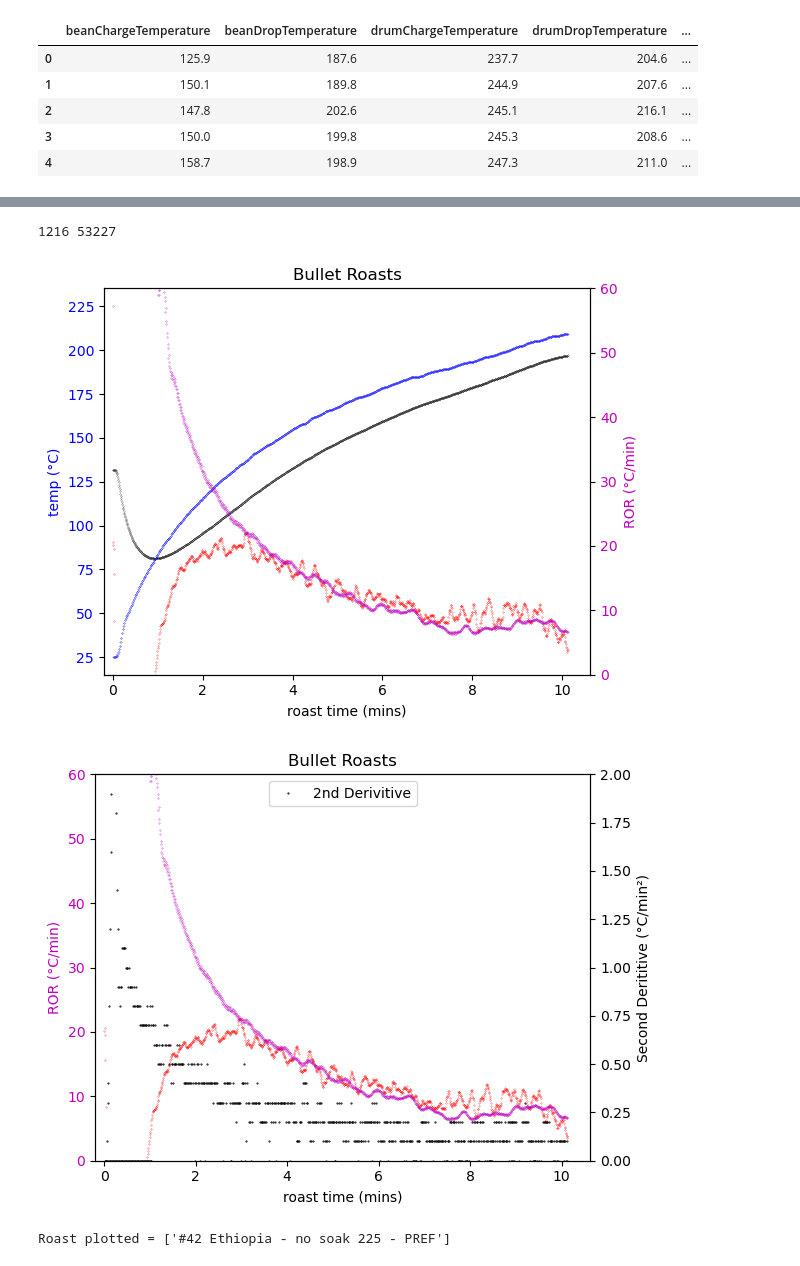
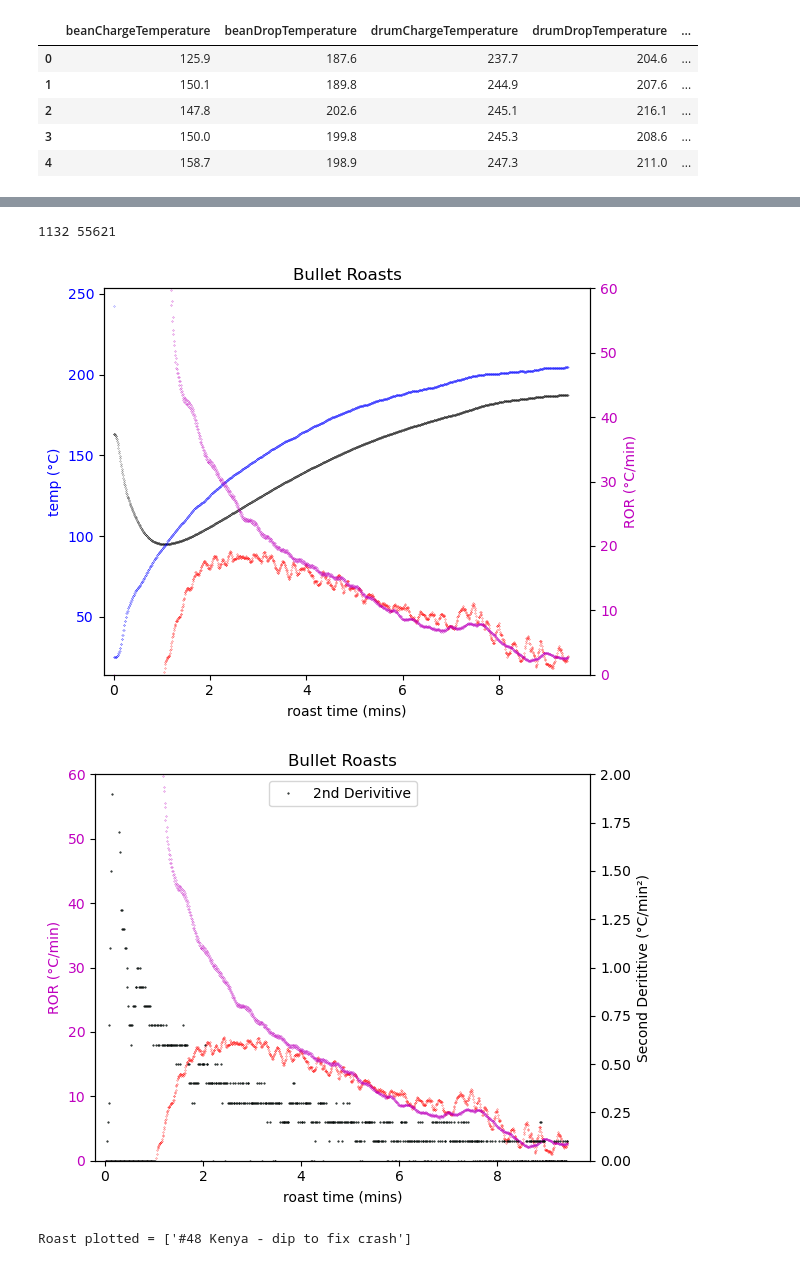
Before and after one commit to rockpyer/bullet_coffee_roasting, a Jupyter notebook: RoastingEval-MultiLoad2.ipynb, the cells around one changed output, grey strips where cells are left out. Cells and saved outputs as stored; diff of their text form; code cells hidden in the pictures.

```diff
--- a/RoastingEval-MultiLoad2.ipynb
+++ b/RoastingEval-MultiLoad2.ipynb
@@ -23,6 +23,8 @@ import matplotlib.pyplot as plt
 from matplotlib.cm import get_cmap
 import scipy.stats as stats
 pd.set_option('display.max_columns', 55)
+plt.style.use('seaborn-colorblind')
+
 
 # Load from roasTime repository on macOS
 home = os.path.expanduser('~')
@@ -42,7 +44,7 @@ df = df.reset_index()
 df = df.drop(columns = ['index'])
 
 # To filter out roasts of others that you have saved
-# enter specific userID (extracted from .json roast file, not sure where else)
+# enter specific userID (extracted from .json roast file, or in web address when viewing on RoastWorld)
 #choiceUserID = '73009f59-2d2e-4215-b6ff-961946ee0b80'
 #df = df[df.userId == choiceUserID]
 # simpler filter is using isFork as identifyer of roasts saved (not your roasts)
@@ -428,7 +441,7 @@ RT2 - no ibtsDerivitive and no uid. (Calculate derivitive for this before starin
 ########################################################
 
 # selecting specific roastName; many ways to select roasts here...
-roast_list = ['#42 Ethiopia - no soak 225 - PREF']
+roast_list = ['#48 Kenya - dip to fix crash']
 plot_df = curve_df[curve_df.roastName.isin(roast_list)]
 
 from cycler import cycler
@@ -466,37 +479,37 @@ plt.show()
 ############
 from cycler import cycler
 temp_list = ['beanTemperature','drumTemperature']
 derivative_list = ['beanDerivative','ibtsDerivative']
 
 fig, ax1 = plt.subplots()
 ax1.set_xlabel('roast time (mins)')
 ax1.set_ylabel('ROR (°C/min)', color='m')
 ax1.set_prop_cycle(cycler('color', ['r', 'm']) + cycler('lw', [1, 2]))
 ax1.tick_params(axis='y', labelcolor='m')
 ax1.set_title("Bullet Roasts")
 ax1.scatter((plot_df.indexTime/sampleRate)/60, plot_df['beanDerivative'], label='ROR', s=0.05)
 ax1.scatter((plot_df.indexTime/sampleRate)/60, plot_df['ibtsDerivative'], label='ROR', s=0.05)
 plt.ylim([0, 60])
 
 ax2 = ax1.twinx()  # initiate a second axes that shares the same x-axis
 marker_style = dict(marker = '.', linestyle='none', color='0.8', markersize=1,
                     mfc="C1", mec="k") #use linestyle='solid' once negative values removed and smoothed
 
 ax2.set_ylabel(f'Second Derititive (°C/min\N{SUPERSCRIPT TWO})', color='k')
 ax2.plot((plot_df.indexTime/sampleRate)/60, plot_df['ibts2ndDerivative'],
             label='2nd Derivitive', **marker_style)
 ax2.tick_params(axis='y', labelcolor='k')
 fig.tight_layout()  # otherwise the right y-label can be slightly clipped
 plt.ylim([0, 2])
 plt.xlim(left=-0.2)
 plt.legend(loc='upper center') # LATER display 4 labels, currently only ROR plots for 2 of 4 curves
 plt.show()
 print (f'Roast plotted = {roast_list}')
 # %% [output]
-1216 53227
+1132 55621
-[figure, old version]
+[figure, new version]
-[figure, old version]
+[figure, new version]
-Roast plotted = ['#42 Ethiopia - no soak 225 - PREF']
+Roast plotted = ['#48 Kenya - dip to fix crash']
 # %%
 ## Things that didn't work
 #autoYP2 = curve_df[(curve_df.index > indexTP) & (curve_df['drumTemperature'] >= 165) ,curve_df.index]
```
Also changed, not shown: parts of 6 cells of this notebook.
